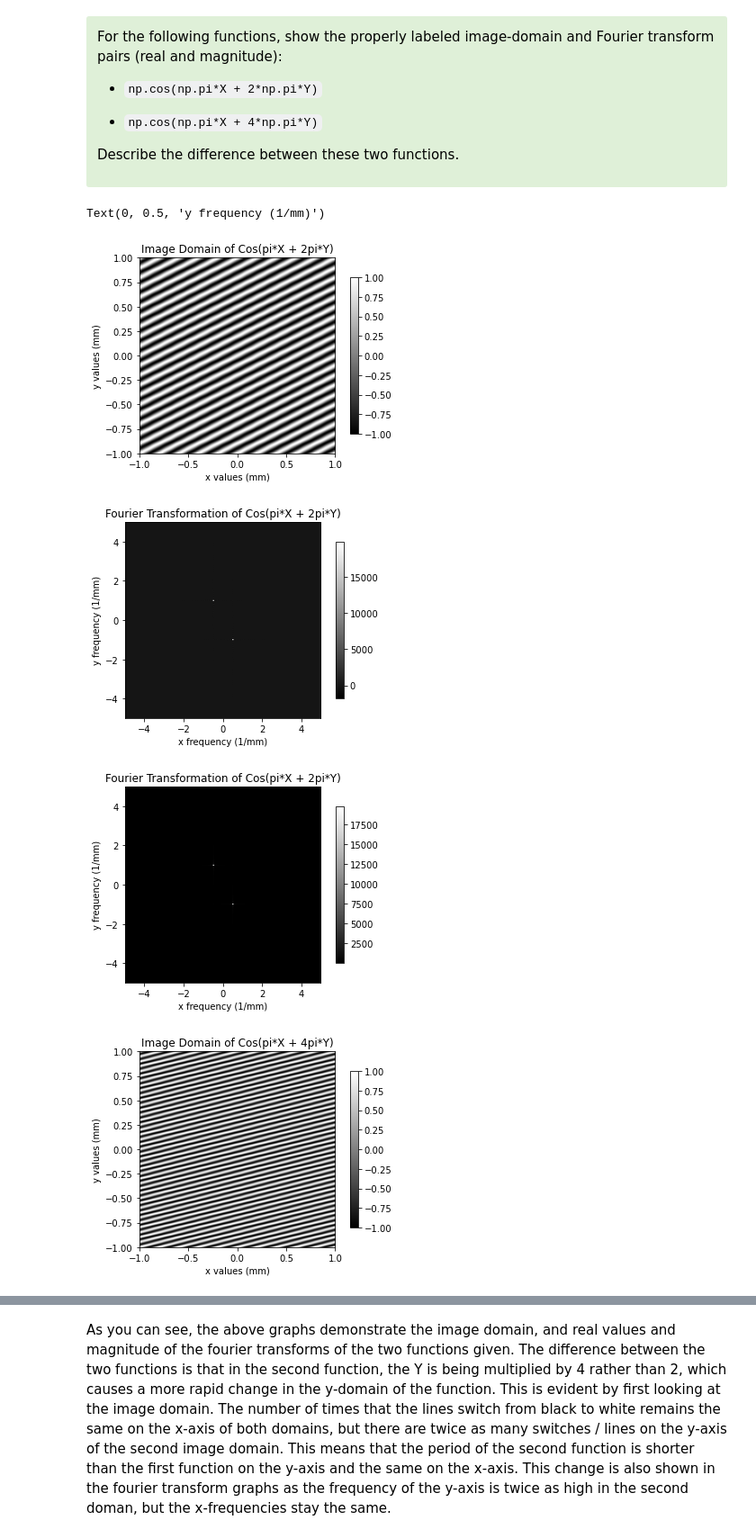
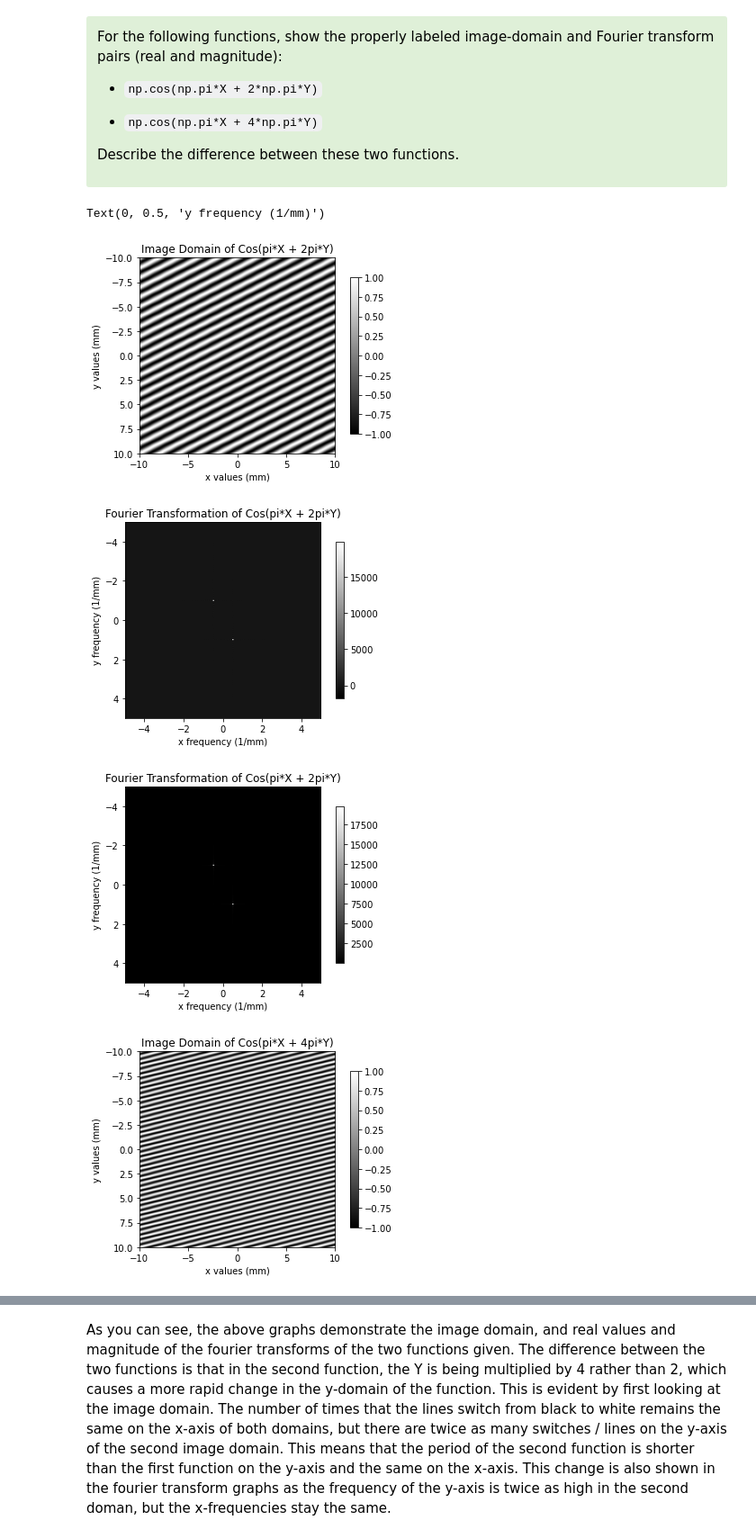
Before and after one commit to dishamishra/Labs_Imager, a Jupyter notebook: Lab2 Part1 (Clean).ipynb, the cells around one changed output, grey strips where cells are left out. Shown at 90% size. Drawn from its saved outputs; the diff is of its cells as text; code cells hidden in the pictures.

```diff
--- a/Lab2 Part1 (Clean).ipynb
+++ b/Lab2 Part1 (Clean).ipynb
@@ -306,7 +306,7 @@ Ffunc1 = fftshift(fft2(ifftshift(func1)))
 Ffunc2 = fftshift(fft2(ifftshift(func2)))
 
 # plot image domain of function 1
-F1 = plt.imshow(func1, cmap = "gray",extent = [-np.cos(np.pi*10 + 2*np.pi*10),np.cos(np.pi*10 + 2*np.pi*10),-np.cos(np.pi*10 + 2*np.pi*10),np.cos(np.pi*10 + 2*np.pi*10)] )
+F1 = plt.imshow(func1, cmap = "gray",extent = [-10,10,10,-10])
 plt.colorbar(F1, shrink=0.8)
 plt.title("Image Domain of Cos(pi*X + 2pi*Y)")
 plt.xlabel("x values (mm)")
@@ -314,7 +314,7 @@ plt.ylabel("y values (mm)")
 
 # plot the real Fourier transform of function 1
 plt.figure()
-fftR1 = plt.imshow(np.real(Ffunc1), cmap = "gray", extent = [(-fs/2)*((N-1)/N),(fs/2)*((N-1)/N),(-fs/2)*((N-1)/N),(fs/2)*((N-1)/N)])
+fftR1 = plt.imshow(np.real(Ffunc1), cmap = "gray", extent = [(-fs/2)*((N-1)/N),(fs/2)*((N-1)/N),(fs/2)*((N-1)/N),(-fs/2)*((N-1)/N)])
 plt.colorbar(fftR1, shrink=0.8)
 plt.title("Fourier Transformation of Cos(pi*X + 2pi*Y)")
 plt.xlabel("x frequency (1/mm)")
@@ -322,38 +322,38 @@ plt.ylabel("y frequency (1/mm)")
 
 # plot the magnitude of Fourier transform of function 1
 plt.figure()
-fftM1 = plt.imshow(np.abs(Ffunc1), cmap = "gray", extent = [(-fs/2)*((N-1)/N),(fs/2)*((N-1)/N),(-fs/2)*((N-1)/N),(fs/2)*((N-1)/N)])
+fftM1 = plt.imshow(np.abs(Ffunc1), cmap = "gray", extent = [(-fs/2)*((N-1)/N),(fs/2)*((N-1)/N),(fs/2)*((N-1)/N),(-fs/2)*((N-1)/N)])
 plt.colorbar(fftM1, shrink=0.8)
 plt.title("Fourier Transformation of Cos(pi*X + 2pi*Y)")
 plt.xlabel("x frequency (1/mm)")
 plt.ylabel("y frequency (1/mm)")
 
 # plot image domain of function 2
 plt.figure()
-F2 = plt.imshow(func2, cmap = "gray", extent = [-np.cos(np.pi*10 + 2*np.pi*10),np.cos(np.pi*10 + 2*np.pi*10),-np.cos(np.pi*10 + 2*np.pi*10),np.cos(np.pi*10 + 2*np.pi*10)] )
+F2 = plt.imshow(func2, cmap = "gray", extent = [-10,10,10,-10] )
 plt.colorbar(F2, shrink=0.8)
 plt.title("Image Domain of Cos(pi*X + 4pi*Y)")
 plt.xlabel("x values (mm)")
 plt.ylabel("y values (mm)")
 
 # plot the real Fourier transform of function 2
 plt.figure()
-fftR = plt.imshow(np.real(Ffunc2), cmap = "gray", extent = [(-fs/2)*((N-1)/N),(fs/2)*((N-1)/N),(-fs/2)*((N-1)/N),(fs/2)*((N-1)/N)])
+fftR = plt.imshow(np.real(Ffunc2), cmap = "gray", extent = [(-fs/2)*((N-1)/N),(fs/2)*((N-1)/N),(fs/2)*((N-1)/N),(-fs/2)*((N-1)/N)])
 plt.colorbar(fftR, shrink=0.8)
 plt.title("Fourier Transformation of Cos(pi*X + 4pi*Y)")
 plt.xlabel("x frequency (1/mm)")
 plt.ylabel("y frequency (1/mm)")
 
 # plot the magnitude of Fourier transform of function 2
 plt.figure()
-fftR = plt.imshow(np.abs(Ffunc2), cmap = "gray", extent = [(-fs/2)*((N-1)/N),(fs/2)*((N-1)/N),(-fs/2)*((N-1)/N),(fs/2)*((N-1)/N)])
+fftR = plt.imshow(np.abs(Ffunc2), cmap = "gray", extent = [(-fs/2)*((N-1)/N),(fs/2)*((N-1)/N),(fs/2)*((N-1)/N),(-fs/2)*((N-1)/N)])
 plt.colorbar(fftR, shrink=0.8)
 plt.title("Fourier Transformation of Cos(pi*X + 4pi*Y)")
 plt.xlabel("x frequency (1/mm)")
 plt.ylabel("y frequency (1/mm)")
 # %% [output]
 Text(0, 0.5, 'y frequency (1/mm)')
-[figure, old version]
+[figure, new version]
-[figure, old version]
+[figure, new version]
-[figure, old version]
+[figure, new version]
-[figure, old version]
+[figure, new version]
```
Also changed, not shown: parts of 6 cells of this notebook.
